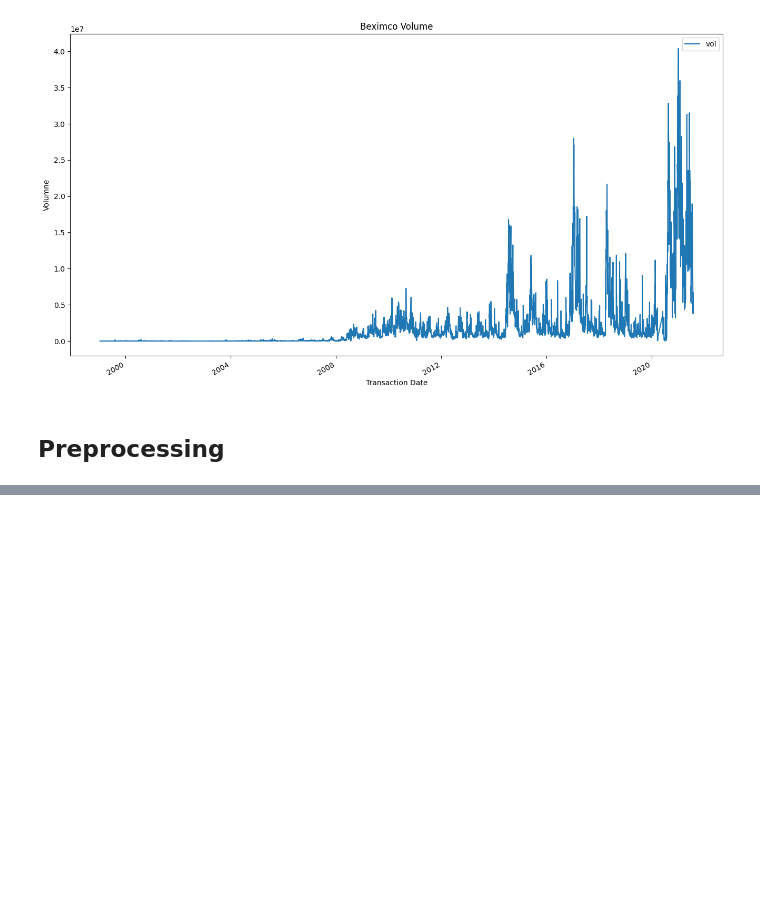
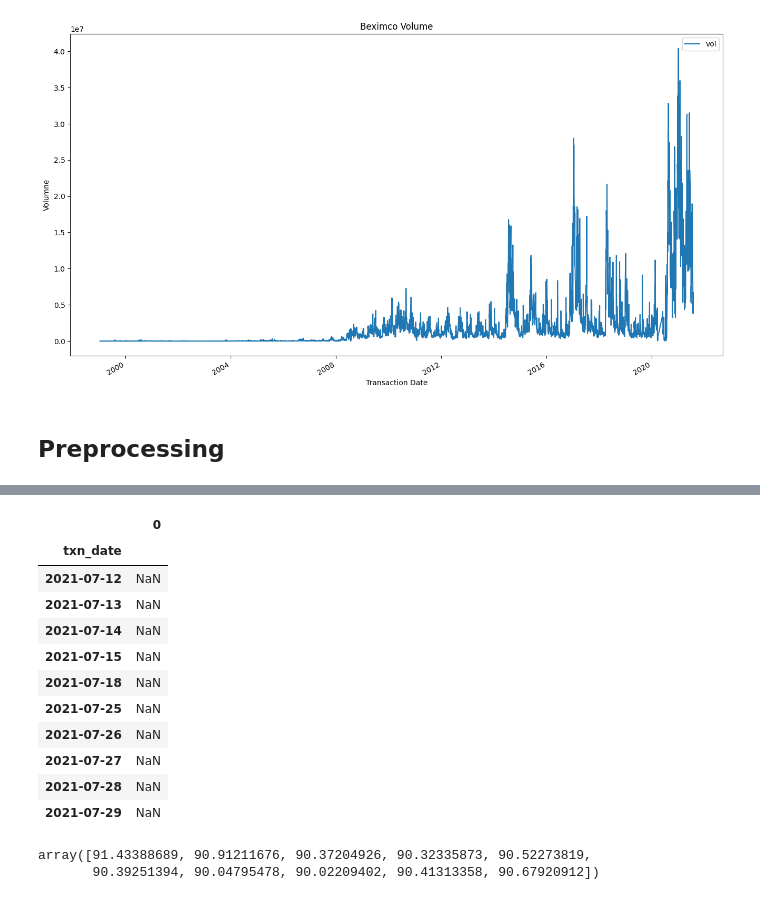
Before and after one commit to Mashfiqur-Rahman/stock-market-analysis-using-ml, a Jupyter notebook: notebooks/Deep_Learning_Algorithms.ipynb, the cells around one changed output, grey strips where cells are left out. Drawn from its saved outputs; the diff is of its cells as text; code cells hidden in the pictures; blank space fills up the shorter version.

```diff
--- a/notebooks/Deep_Learning_Algorithms.ipynb
+++ b/notebooks/Deep_Learning_Algorithms.ipynb
@@ -290,0 +367,20 @@ R2 is : 0.7955997842568738
+# %%
+forcast_df
+# %% [output]
+|  | 0 |
+| txn_date |  |
+| 2021-07-12 | NaN |
+| 2021-07-13 | NaN |
+| 2021-07-14 | NaN |
+| 2021-07-15 | NaN |
+| 2021-07-18 | NaN |
+| 2021-07-25 | NaN |
+| 2021-07-26 | NaN |
+| 2021-07-27 | NaN |
+| 2021-07-28 | NaN |
+| 2021-07-29 | NaN |
+# %%
+forecast.values
+# %% [output]
+array([91.43388689, 90.91211676, 90.37204926, 90.32335873, 90.52273819,
+       90.39251394, 90.04795478, 90.02209402, 90.41313358, 90.67920912])
```
Also changed, not shown: parts of 6 cells of this notebook.
